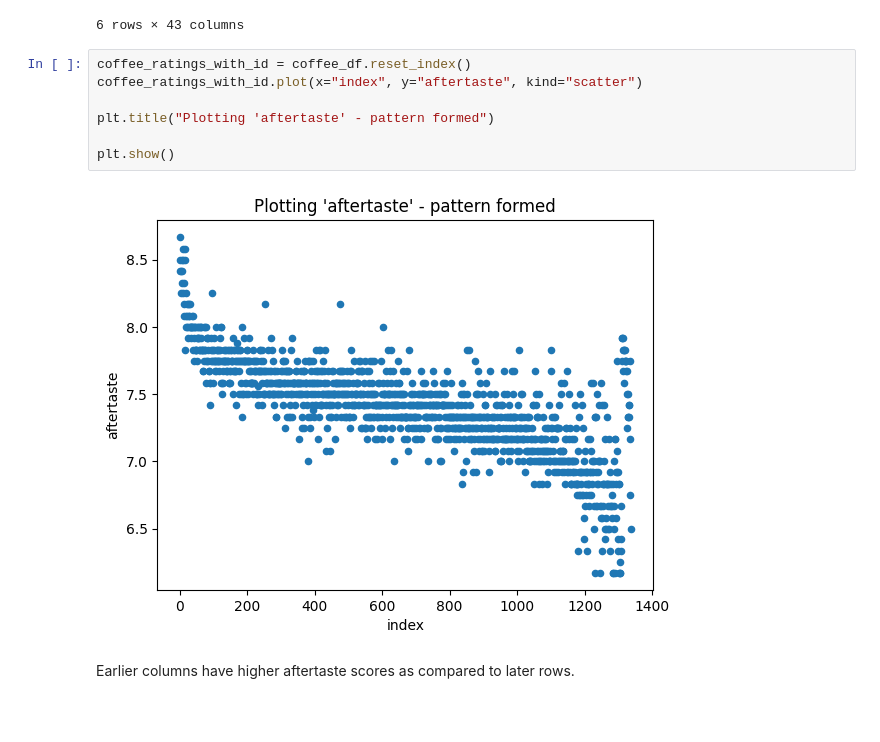
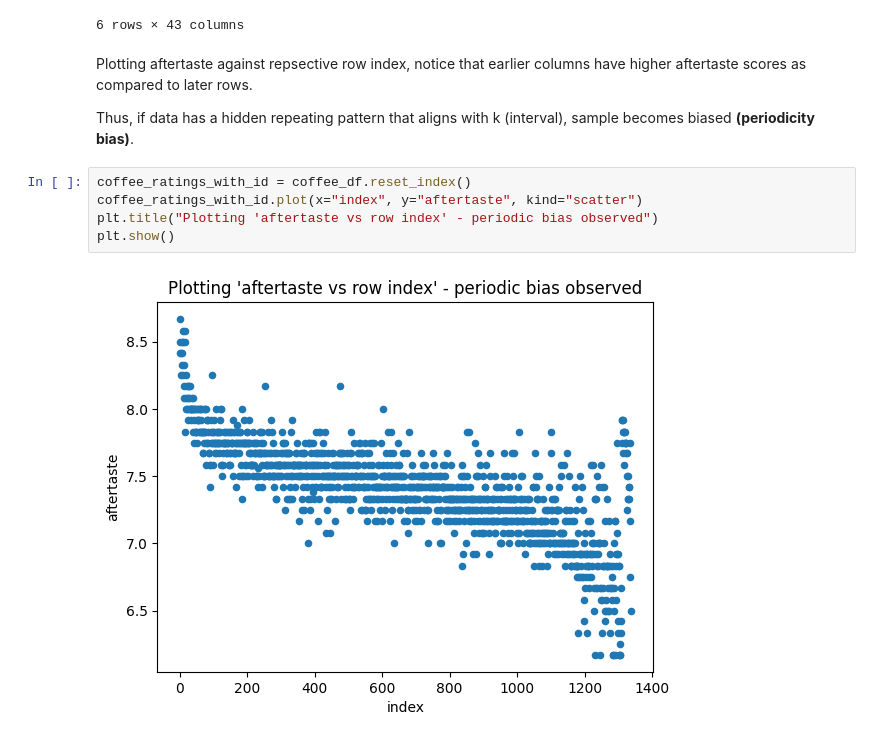
Before and after one commit to abhijeet-bhambere/python-ml-trail, a Jupyter notebook: sampling-in-python.ipynb, the cells around one changed output. Saved outputs shown, nothing was run; the diff lists cells and outputs as text; blank space fills up the shorter version.

```diff
--- a/sampling-in-python.ipynb
+++ b/sampling-in-python.ipynb
@@ -188,14 +188,14 @@ coffee_df.iloc[::interval]
 | 1068 | 80.50 | Arabica | cqi taiwan icp cqi台灣合作夥伴 | Taiwan | 王秋金 | 1 | non | NaN | ... |
 | 1335 | 77.17 | Robusta | james moore | United States | fazenda cazengo | NaN | cafe cazengo | NaN | ... |
 6 rows × 43 columns
+# %% [markdown]
+Plotting aftertaste against repsective row index, notice that earlier columns have higher aftertaste scores as compared to later rows.
+
+Thus, if data has a hidden repeating pattern that aligns with k (interval), sample becomes biased **(periodicity bias)**.
 # %%
 coffee_ratings_with_id = coffee_df.reset_index()
 coffee_ratings_with_id.plot(x="index", y="aftertaste", kind="scatter")
-
-plt.title("Plotting 'aftertaste' - pattern formed")
-
+plt.title("Plotting 'aftertaste vs row index' - periodic bias observed")
 plt.show()
 # %% [output]
-[figure, old version]
+[figure, new version]
-# %% [markdown]
-Earlier columns have higher aftertaste scores as compared to later rows.
```
Also changed, not shown: parts of 24 cells of this notebook.
